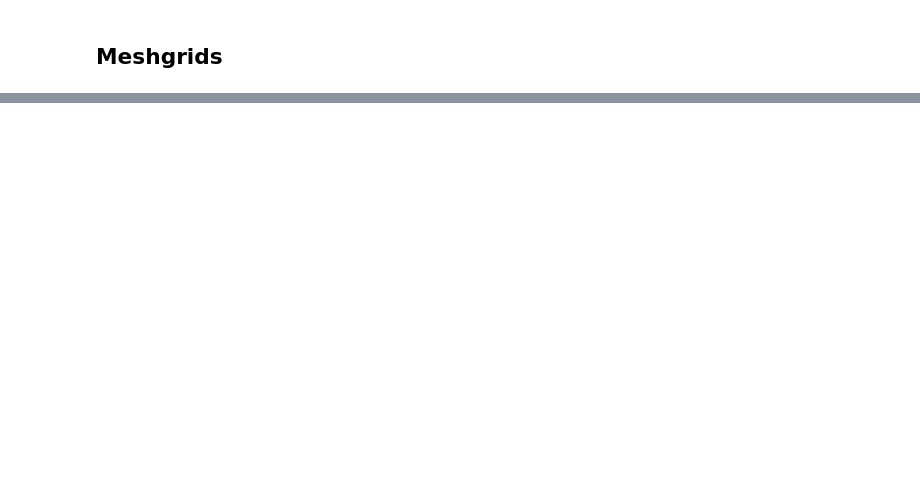
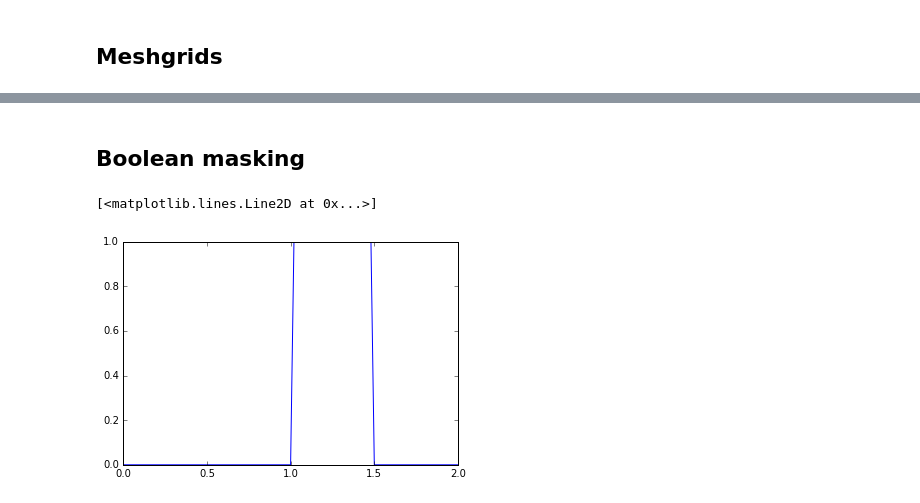
Before and after one commit to swcarpentry/python-second-language, a Jupyter notebook: code/numpy.ipynb, the cells around one changed output, grey strips where cells are left out. Cells and saved outputs as stored; diff of their text form; code cells hidden in the pictures; blank space fills up the shorter version.

```diff
--- a/code/numpy.ipynb
+++ b/code/numpy.ipynb
@@ -89,0 +123,19 @@ plt.show()
+# %% [markdown]
+## Boolean masking
+# %%
+# Boolean arithmetic
+x = np.linspace(0, 2, 101)
+c = np.zeros(101)
+
+x < 1.5
+x > 1.0
+np.logical_and(x < 1.5, x > 1.0)
+
+# masking
+x[x < 1.5]
+x[np.logical_and(x < 1.5, x > 1.0)]
+c[np.logical_and(x < 1.5, x > 1.0)] = 1
+plt.plot(x, c)
+# %% [output]
+[<matplotlib.lines.Line2D at 0x...>]
+[figure, added]
```
Also changed, not shown: parts of 23 cells of this notebook, 1 other file.
